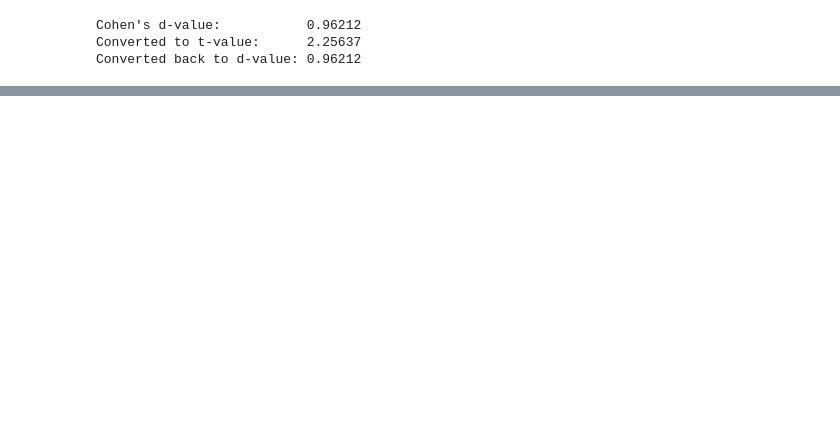
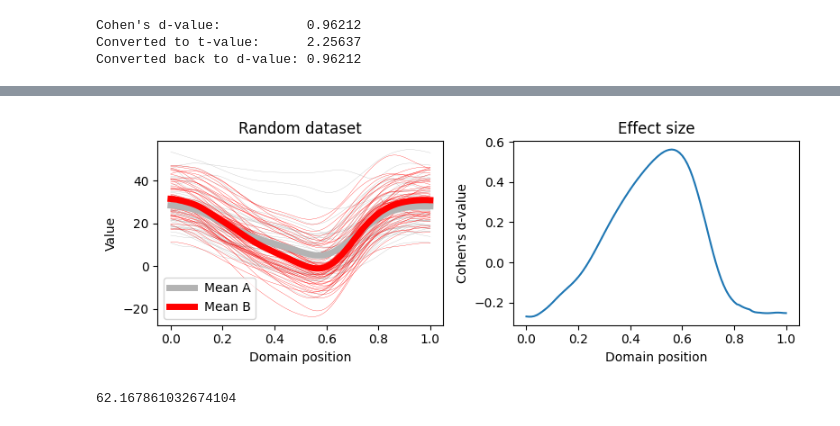
Before and after one commit to 0todd0000/esrot1d, a Jupyter notebook: doc/example_usage.ipynb, the cells around one changed output, grey strips where cells are left out. Drawn from its saved outputs; the diff is of its cells as text; code cells hidden in the pictures; blank space fills up the shorter version.

```diff
--- a/doc/example_usage.ipynb
+++ b/doc/example_usage.ipynb
@@ -122,0 +334,42 @@ Required and optional arguments include:
+# %%
+
+fpathH5 = os.path.join( e1d.dirREPO, 'analysis', 'Bertaux2022', 'data', 'means.h5')
+data    = e1d.io.load_h5( fpathH5 )
+
+
+# separate data into groups (right limb only;  results are similar for left-limb only)
+# group 0:  healthy (group=0)
+# group 1:  OA, month 0 (group=1, sess=0)
+# group 2:  OA, month 6 (group=1, sess=1)
+limb   = 1
+oasubj = e1d.util.unique_sorted( data['subj'][(data['affected_limb']==limb) & data['sess']==1] )
+y1     = np.vstack([data['y'][  (data['subj']==u) & (data['limb']==limb) & (data['sess']==0) ]  for u in oasubj])
+y2     = np.vstack([data['y'][  (data['subj']==u) & (data['limb']==limb) & (data['sess']==1) ]  for u in oasubj])
+d      = e1d.stats.d_1sample(y1 - y2)
+
+
+# plot:
+fig,(ax0,ax1) = plt.subplots(1, 2, figsize=(8,3), tight_layout=True)
+Q  = y1.shape[1]
+x  = np.linspace(0, 1, Q)
+h0 = ax0.plot( x, y1.T, color='0.7', lw=0.2 )[0]
+h1 = ax0.plot( x, y2.T, color='r', lw=0.2 )[0]
+h2 = ax0.plot( x, y1.mean(axis=0), '0.7', lw=5 )[0]
+h3 = ax0.plot( x, y2.mean(axis=0), 'r', lw=5 )[0]
+ax0.legend([h2,h3], ['Mean A', 'Mean B'] )
+plt.setp(ax0, xlabel='Domain position', ylabel='Value', title='Random dataset')
+ax1.plot( x, d )
+plt.setp(ax1, xlabel='Domain position', ylabel="Cohen's d-value", title='Effect size')
+plt.show()
+# %% [output]
+[figure, added]
+# %%
+res1  = y1 - y1.mean(axis=0)
+res2  = y2 - y2.mean(axis=0)
+efwhm = e1d.smoothness.estimate_fwhm( np.vstack([res1,res2]) )
+
+# w = rft1d.geom.estimate_
+
+print( efwhm )
+# %% [output]
+62.167861032674104
```
Also changed, not shown: parts of 28 cells of this notebook.
